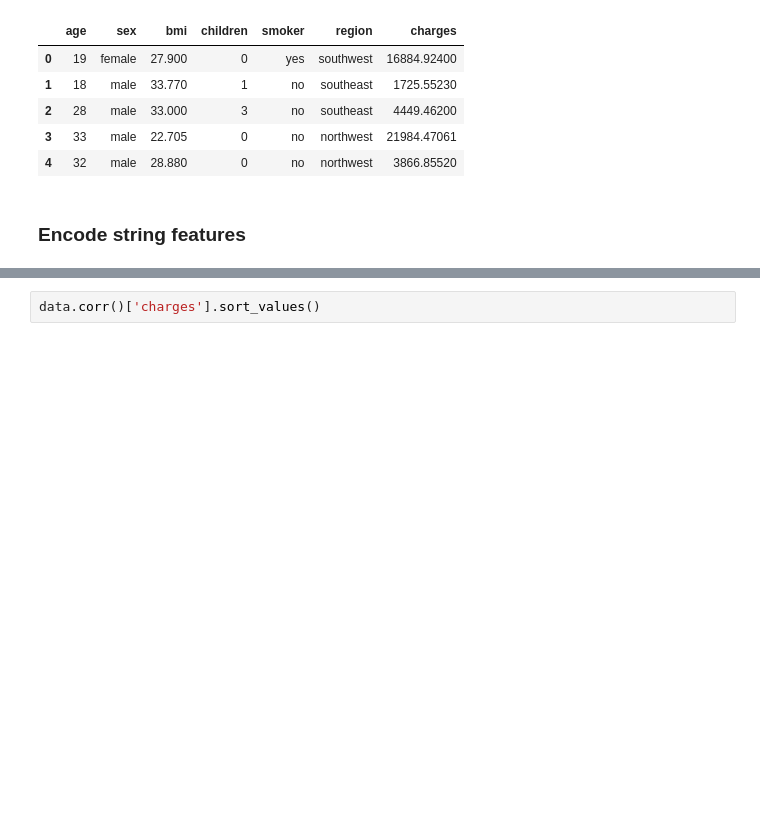
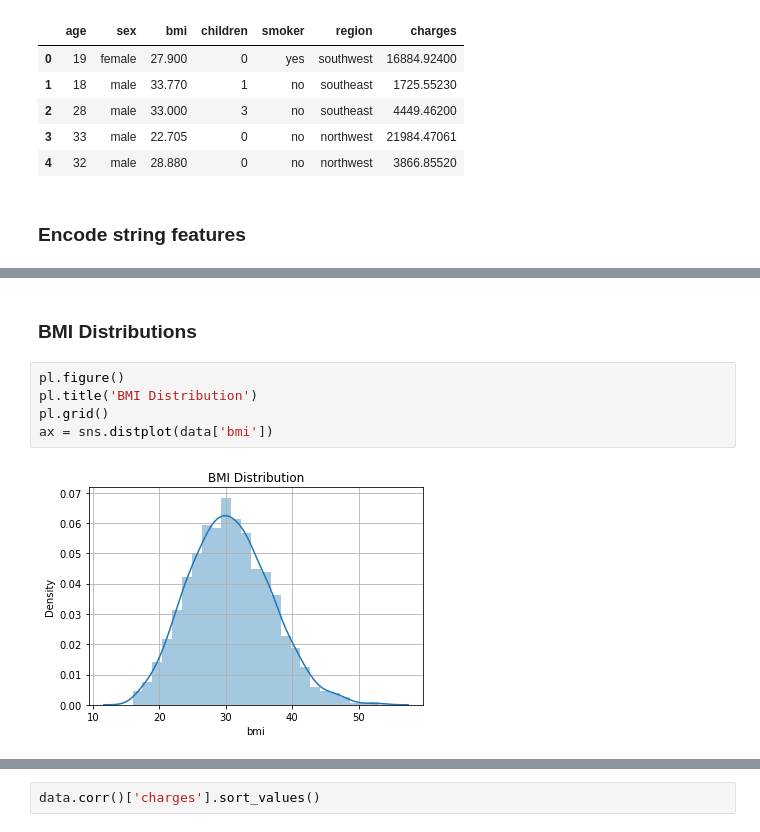
Before and after one commit to TomeCarvalho/TAA_P1, a Jupyter notebook: analise.ipynb, the cells around one changed output, grey strips where cells are left out. Drawn from its saved outputs; the diff is of its cells as text; blank space fills up the shorter version.

```diff
--- a/analise.ipynb
+++ b/analise.ipynb
@@ -58,0 +90,9 @@ data.region = le.transform(data.region)
+# %% [markdown]
+### BMI Distributions
+# %%
+pl.figure()
+pl.title('BMI Distribution')
+pl.grid()
+ax = sns.distplot(data['bmi'])
+# %% [output]
+[figure, added]
```
Also changed, not shown: parts of 8 cells of this notebook.
